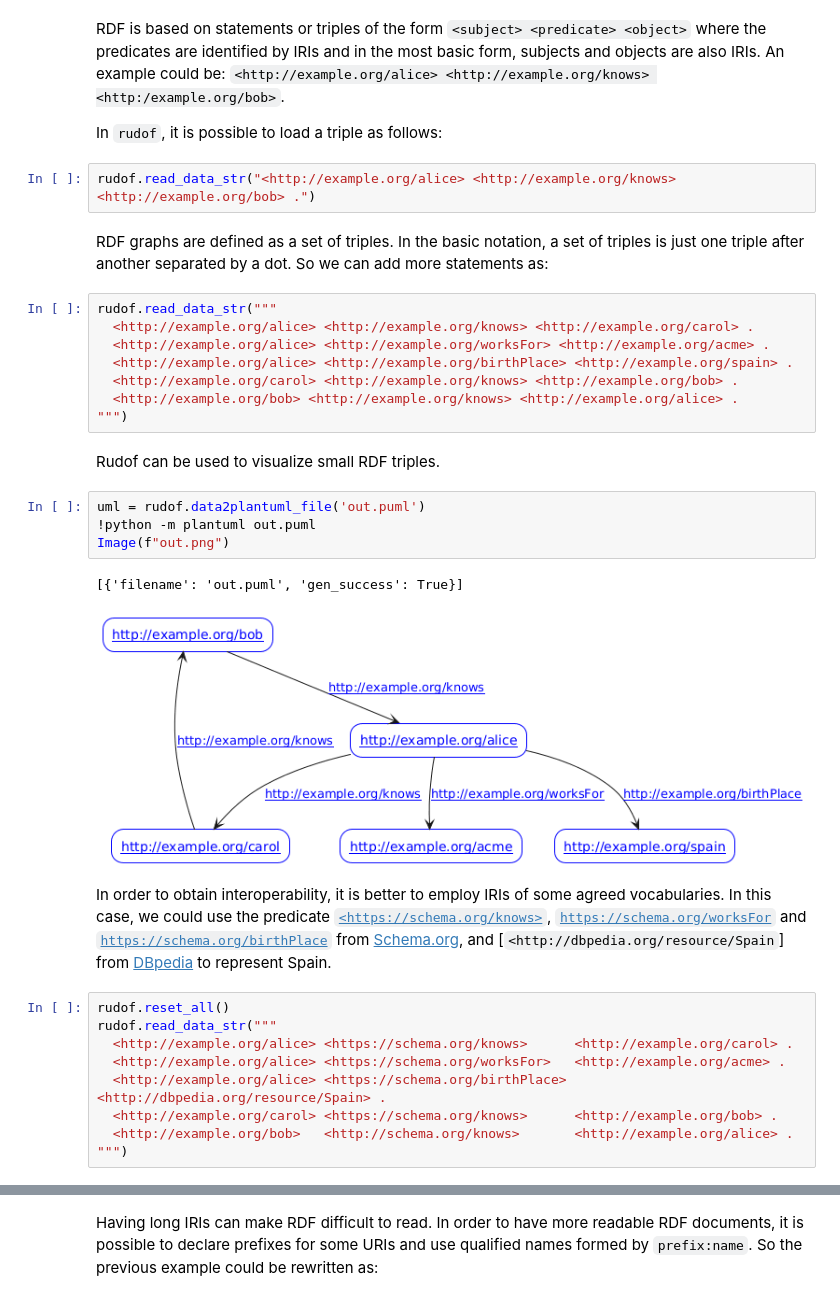
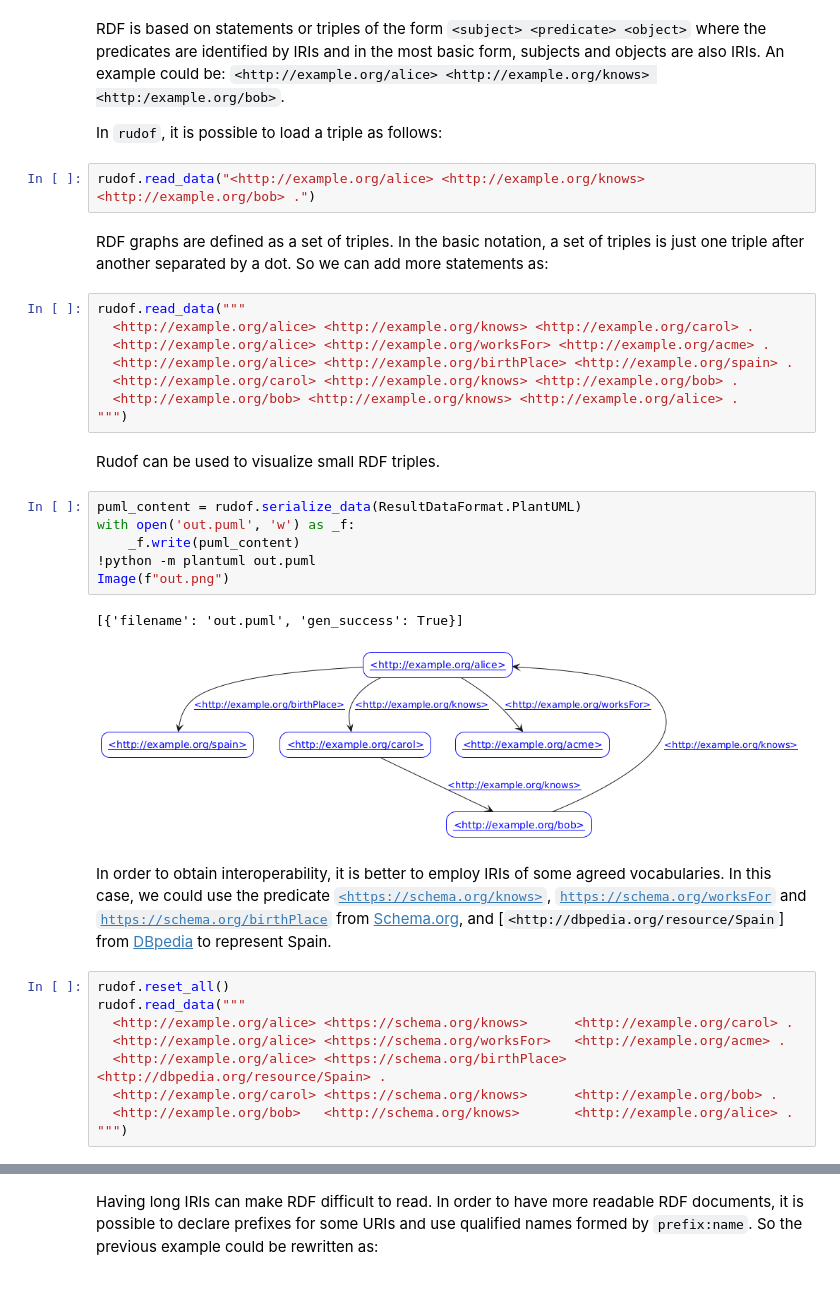
Before and after one commit to rudof-project/tutorials, a Jupyter notebook: rudof/rdf.ipynb, the cells around one changed output, grey strips where cells are left out. Drawn from its saved outputs; the diff is of its cells as text.

```diff
--- a/rudof/rdf.ipynb
+++ b/rudof/rdf.ipynb
@@ -39,11 +33,11 @@ RDF is based on statements or triples of the form `<subject> <predicate> <object
 
 In `rudof`, it is possible to load a triple as follows:
 # %%
-rudof.read_data_str("<http://example.org/alice> <http://example.org/knows> <http://example.org/bob> .")
+rudof.read_data("<http://example.org/alice> <http://example.org/knows> <http://example.org/bob> .")
 # %% [markdown]
 RDF graphs are defined as a set of triples. In the basic notation, a set of triples is just one triple after another separated by a dot. So we can add more statements as:
 # %%
-rudof.read_data_str("""
+rudof.read_data("""
   <http://example.org/alice> <http://example.org/knows> <http://example.org/carol> .
   <http://example.org/alice> <http://example.org/worksFor> <http://example.org/acme> .
   <http://example.org/alice> <http://example.org/birthPlace> <http://example.org/spain> .
@@ -53,17 +47,19 @@ rudof.read_data_str("""
 # %% [markdown]
 Rudof can be used to visualize small RDF triples.
 # %%
-uml = rudof.data2plantuml_file('out.puml')
+puml_content = rudof.serialize_data(ResultDataFormat.PlantUML)
+with open('out.puml', 'w') as _f:
+    _f.write(puml_content)
 !python -m plantuml out.puml
 Image(f"out.png")
 # %% [output]
 [{'filename': 'out.puml', 'gen_success': True}]
-[figure, old version]
+[figure, new version]
 # %% [markdown]
 In order to obtain interoperability, it is better to employ IRIs of some agreed vocabularies. In this case, we could use the predicate [`<https://schema.org/knows>`](https://schema.org/knows), [`https://schema.org/worksFor`](https://schema.org/worksFor) and [`https://schema.org/birthPlace`](https://schema.org/birthPlace) from [Schema.org](https://schema.org/), and [`<http://dbpedia.org/resource/Spain`] from [DBpedia](https://dbpedia.org/) to represent Spain.
 # %%
 rudof.reset_all()
-rudof.read_data_str("""
+rudof.read_data("""
   <http://example.org/alice> <https://schema.org/knows>      <http://example.org/carol> .
   <http://example.org/alice> <https://schema.org/worksFor>   <http://example.org/acme> .
   <http://example.org/alice> <https://schema.org/birthPlace> <http://dbpedia.org/resource/Spain> .
```
Also changed, not shown: parts of 33 cells of this notebook, 8 other files.
